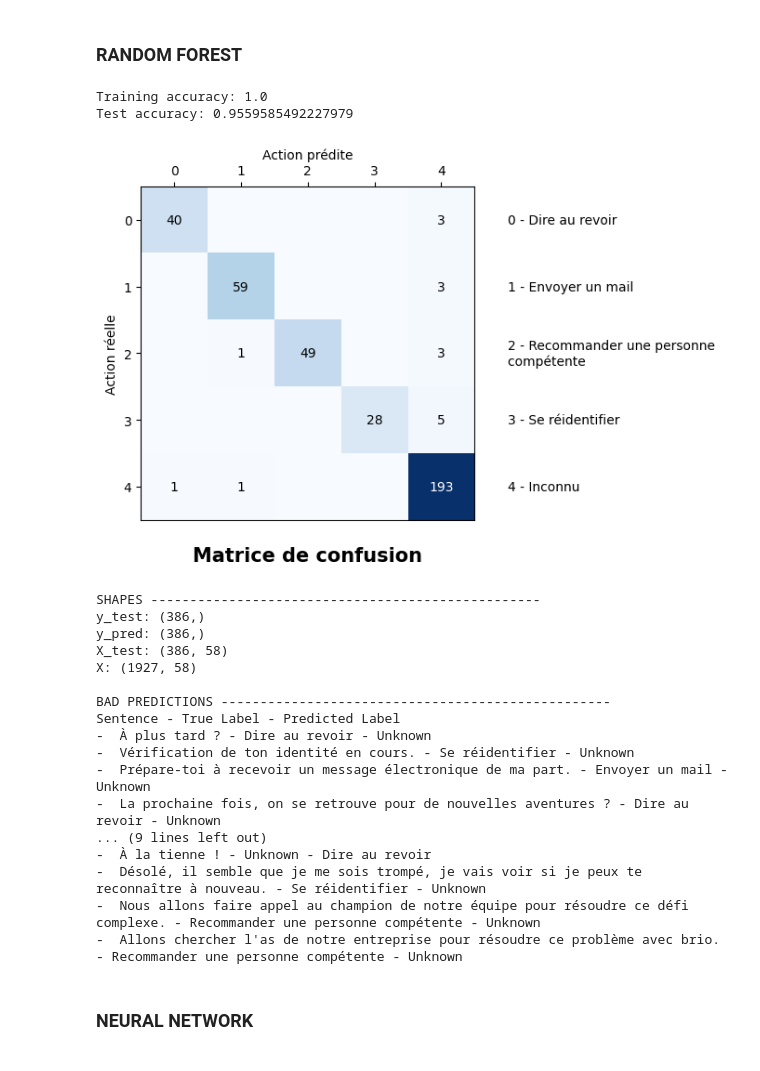
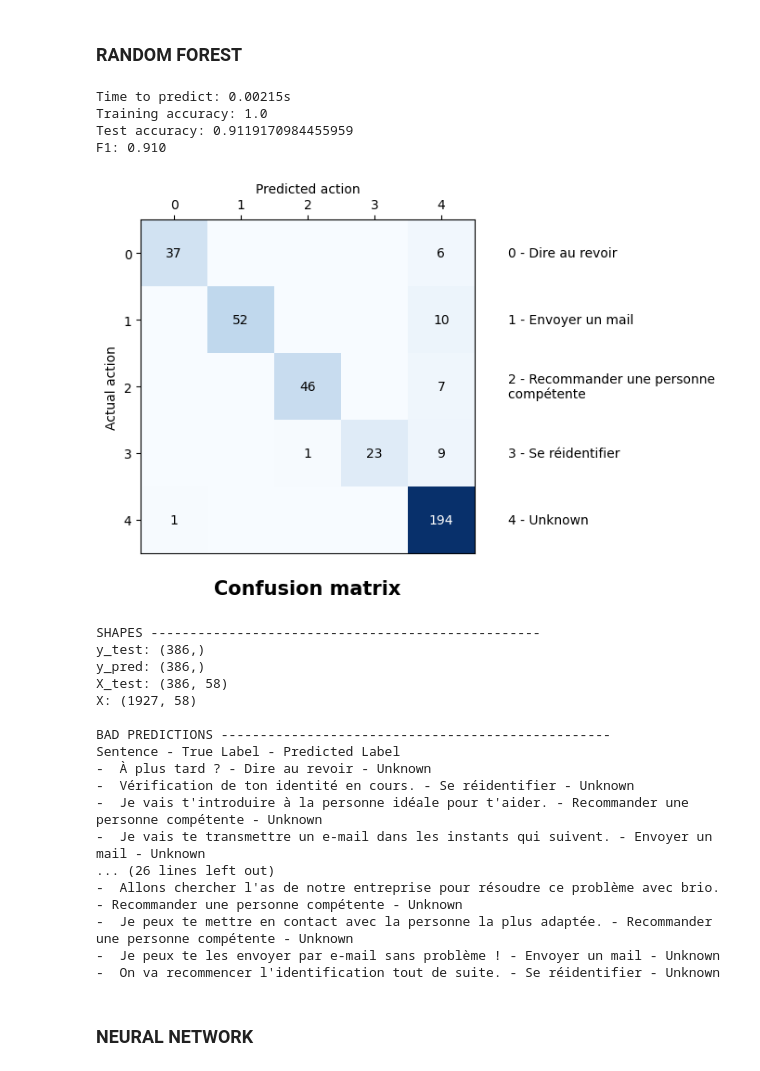
Before and after one commit to eliot-christon/robot-speech-to-speech, a Jupyter notebook: Tools/Evaluation/T4/new_eval.ipynb, the cells around one changed output. Drawn from its saved outputs; the diff is of its cells as text; code cells hidden in the pictures.

```diff
--- a/Tools/Evaluation/T4/new_eval.ipynb
+++ b/Tools/Evaluation/T4/new_eval.ipynb
@@ -7,18 +7,21 @@ import ollama
 import numpy as np
 import pandas as pd
 import os
+import time
 from tqdm import tqdm
 from sklearn.manifold import TSNE
 from sklearn.decomposition import PCA
 from sklearn.ensemble import RandomForestClassifier
 from sklearn.model_selection import train_test_split, KFold, cross_val_score
-from sklearn.metrics import confusion_matrix
+from sklearn.metrics import confusion_matrix, f1_score
 from sklearn.preprocessing import StandardScaler
 import matplotlib.pyplot as plt
 
 import tensorflow as tf
 from tensorflow.keras import layers
 from tensorflow.keras.models import Sequential
+
+FRENCH = False
 # %% [markdown]
 ### GLOBAL VARIABLES
 # %%
@@ -26,7 +29,7 @@ action_df = pd.read_csv("df_csv/action_dataset.csv", header=0, sep=";").dropna(h
 with open('french_stop_words.txt', 'r') as f:
     STOP_WORDS = f.read().splitlines()
 
-MODEL_NAME = 'aya'
+MODEL_NAME = 'qwen:4b'
 ACTION_LABELS = action_df['action'].dropna().unique()
 TEST_SENTENCES = action_df['assistant_sentence']
 TEST_WORDS = None
@@ -145,25 +161,30 @@ def pretty_print_matrix(matrix: np.ndarray, num_spaces: int = 2):
         print()
 
 # plot the t-SNE
-def plot_2D(X, ax):
+def plot_2D(X, ax, legend=False):
     cmap = plt.colormaps.get_cmap('tab10')
+    names = []
     for i, action_label in enumerate(ACTION_LABELS):
 
         mask = action_df['action'] == action_label
-        ax.scatter(X[mask, 0], X[mask, 1], alpha=0.7, label=action_label, color=cmap(i))
+        ax.scatter(X[mask, 0], X[mask, 1], alpha=0.7, label=action_label, color=cmap(i), s=12)
 
         x_mean = X[mask, 0].mean()
         y_mean = X[mask, 1].mean()
         name_str = break_sentence_into_lines(" ".join(action_label.split("_")).title(), max_line_length=20)
 
-        ax.text(x_mean, y_mean, name_str, horizontalalignment='center', verticalalignment='center', fontsize=10, fontstyle='italic', fontweight='bold', bbox=dict(facecolor='white', alpha=0.4), color=cmap(i))
+        names.append(name_str)
+        if not legend:
+            ax.text(x_mean, y_mean, name_str, horizontalalignment='center', verticalalignment='center', fontsize=8, fontstyle='italic', fontweight='bold', bbox=dict(facecolor='white', alpha=0.4), color=cmap(i))
 
+    if legend:
+        ax.legend(names)
     # other data (action_label not in the list)
     mask = ~action_df['action'].isin(ACTION_LABELS)
-    ax.scatter(X[mask, 0], X[mask, 1], alpha=0.7, label="other", color='grey')
+    ax.scatter(X[mask, 0], X[mask, 1], alpha=0.7, label="other", color='grey', s=10)
 
 
-def plot_confusion_matrix(y, y_pred, labels, french=True):
+def plot_confusion_matrix(y, y_pred, labels):
 
     c_matrix = np.array(confusion_matrix(y, y_pred, labels=labels))
 
@@ -202,7 +223,7 @@ def plot_confusion_matrix(y, y_pred, labels, french=True):
         return new_string
 
     plt_labels = [labels[i] if len(labels[i]) < each_n else insert_newlines(labels[i], each_n) for i in range(len(labels))]
-    if french:
+    if FRENCH:
         plt_labels = ['Inconnu' if label == 'Unknown' else label for label in plt_labels]
 
     ax.tick_params(top=True, labeltop=True, bottom=False, labelbottom=False)
@@ -215,7 +236,7 @@ def plot_confusion_matrix(y, y_pred, labels, french=True):
         ax.text(len(labels), i, f"{i} - {plt_labels[i]}", ha='left', va='center', fontsize=10)
 
     ax.xaxis.set_label_position('top')
-    if french:
+    if FRENCH:
         plt.title('Matrice de confusion', pad=20, fontsize=15, fontweight='bold', color='black', y=-0.2)
         plt.xlabel('Action prédite')
         plt.ylabel('Action réelle')
@@ -431,25 +466,32 @@ Sentence - True Label - Predicted Label
 # %%
 clf = RandomForestClassifier(random_state=0)
 clf.fit(X_train, y_train)
-
-y_proba = clf.predict_proba(X_test)
+t0 = time.time()
+transformation_test = pca.transform(test_sentence_embeddings[1].reshape(1, -1))
+# y_proba = clf.predict_proba(X_test)
 
 y_pred = clf.predict(X_test)
+t1 = time.time()
+# y_pred = np.array([y_pred[i] if y_proba[i, clf.classes_ == y_pred[i]] > 0.0 else 'Unknown' for i in range(len(y_pred))])
 
-y_pred = np.array([y_pred[i] if y_proba[i, clf.classes_ == y_pred[i]] > 0.0 else 'Unknown' for i in range(len(y_pred))])
-
+print(f"Time to predict: {(t1-t0):.5f}s")
 test_accuracy = np.mean(y_pred == y_test)
 
 print(f"Training accuracy: {clf.score(X_train, y_train)}")
 print(f"Test accuracy: {test_accuracy}")
 
+f1 = f1_score(y_test, y_pred, average='weighted')
+print(f"F1: {f1:.3f}")
+
 plot_confusion_matrix(y_test, y_pred, clf.classes_)
 
 print_bad_predictions(y_test, y_pred, X_test, X)
 # %% [output]
+Time to predict: 0.00215s
 Training accuracy: 1.0
-Test accuracy: 0.9559585492227979
+Test accuracy: 0.9119170984455959
+F1: 0.910
-[figure, old version]
+[figure, new version]
 SHAPES --------------------------------------------------
 y_test: (386,)
 y_pred: (386,)
@@ -460,13 +502,13 @@ BAD PREDICTIONS --------------------------------------------------
 Sentence - True Label - Predicted Label
 -  À plus tard ? - Dire au revoir - Unknown
 -  Vérification de ton identité en cours. - Se réidentifier - Unknown
--  Prépare-toi à recevoir un message électronique de ma part. - Envoyer un mail - Unknown
--  La prochaine fois, on se retrouve pour de nouvelles aventures ? - Dire au revoir - Unknown
-... (9 lines left out)
--  À la tienne ! - Unknown - Dire au revoir
--  Désolé, il semble que je me sois trompé, je vais voir si je peux te reconnaître à nouveau. - Se réidentifier - Unknown
--  Nous allons faire appel au champion de notre équipe pour résoudre ce défi complexe. - Recommander une personne compétente - Unknown
+-  Je vais t'introduire à la personne idéale pour t'aider. - Recommander une personne compétente - Unknown
+-  Je vais te transmettre un e-mail dans les instants qui suivent. - Envoyer un mail - Unknown
+... (26 lines left out)
 -  Allons chercher l'as de notre entreprise pour résoudre ce problème avec brio. - Recommander une personne compétente - Unknown
+-  Je peux te mettre en contact avec la personne la plus adaptée. - Recommander une personne compétente - Unknown
+-  Je peux te les envoyer par e-mail sans problème ! - Envoyer un mail - Unknown
+-  On va recommencer l'identification tout de suite. - Se réidentifier - Unknown
 # %% [markdown]
 ### NEURAL NETWORK
 # %%
```
Also changed, not shown: parts of 9 cells of this notebook, 14 other files.
